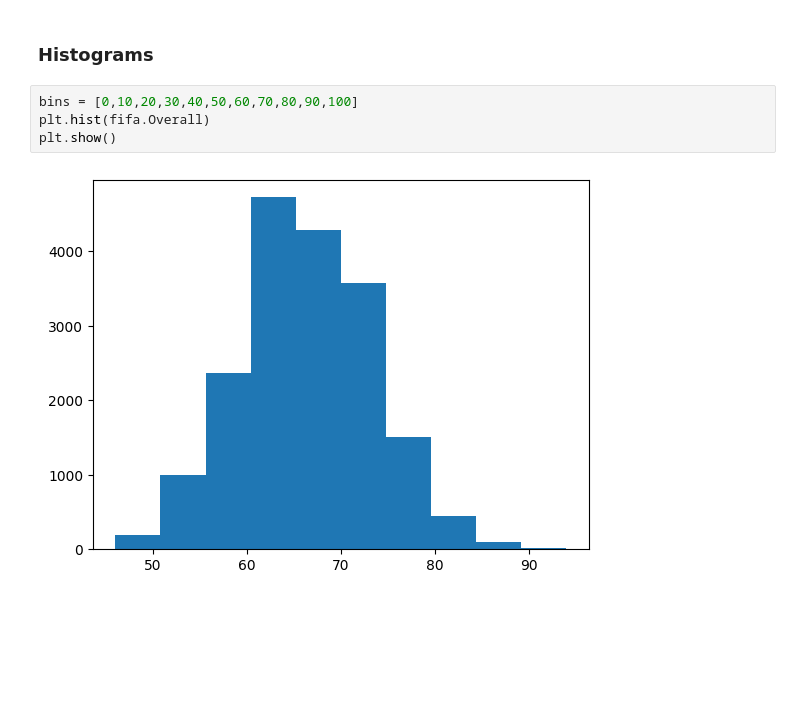
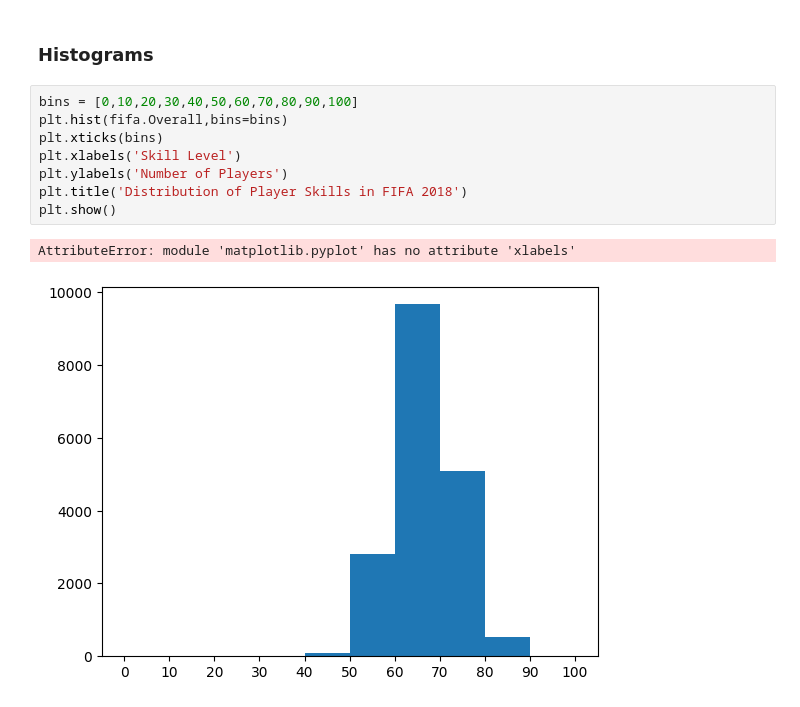
Before and after one commit to BalaSaiKoundinya5/Python-MatplotLib-Library-Practice, a Jupyter notebook: Python MatplotLib Library.ipynb, the cells around one changed output. Cells and saved outputs as stored; diff of their text form; blank space fills up the shorter version.

```diff
--- a/Python MatplotLib Library.ipynb
+++ b/Python MatplotLib Library.ipynb
@@ -108,7 +108,12 @@ fifa.head()
 ### Histograms
 # %%
 bins = [0,10,20,30,40,50,60,70,80,90,100]
-plt.hist(fifa.Overall)
+plt.hist(fifa.Overall,bins=bins)
+plt.xticks(bins)
+plt.xlabels('Skill Level')
+plt.ylabels('Number of Players')
+plt.title('Distribution of Player Skills in FIFA 2018')
 plt.show()
 # %% [output]
+AttributeError: module 'matplotlib.pyplot' has no attribute 'xlabels'
-[figure, old version]
+[figure, new version]
```
